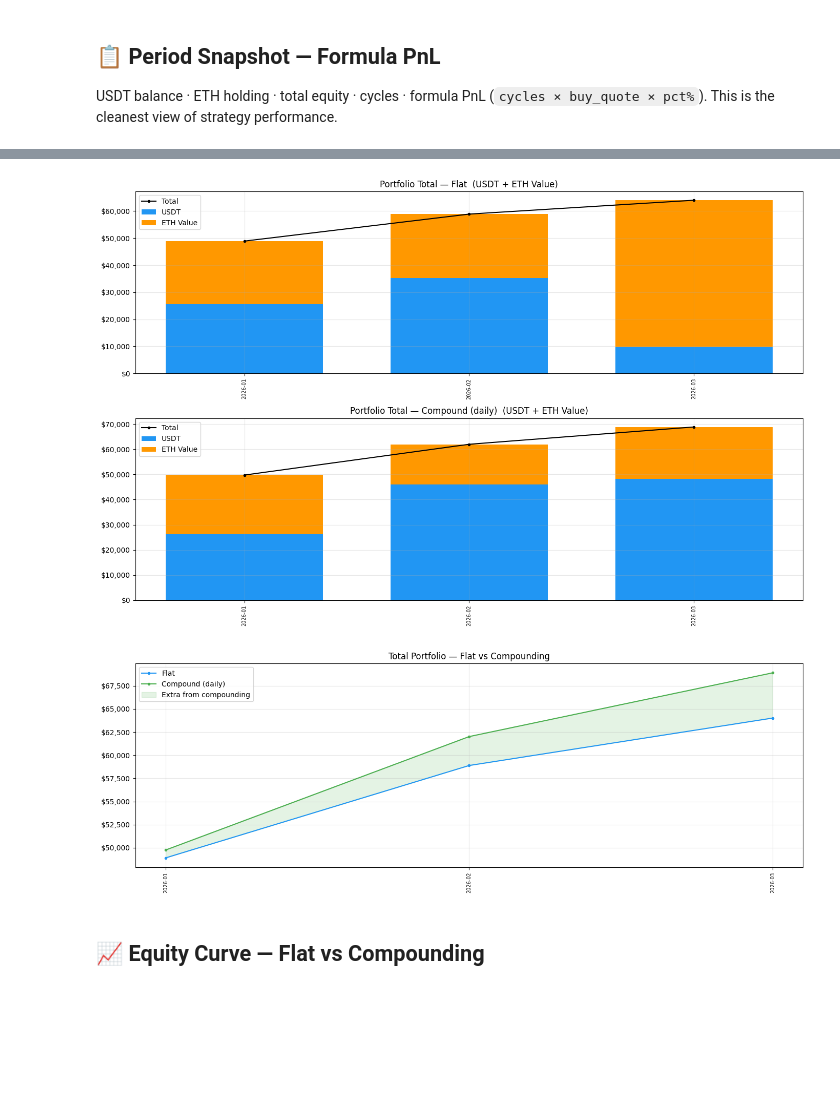
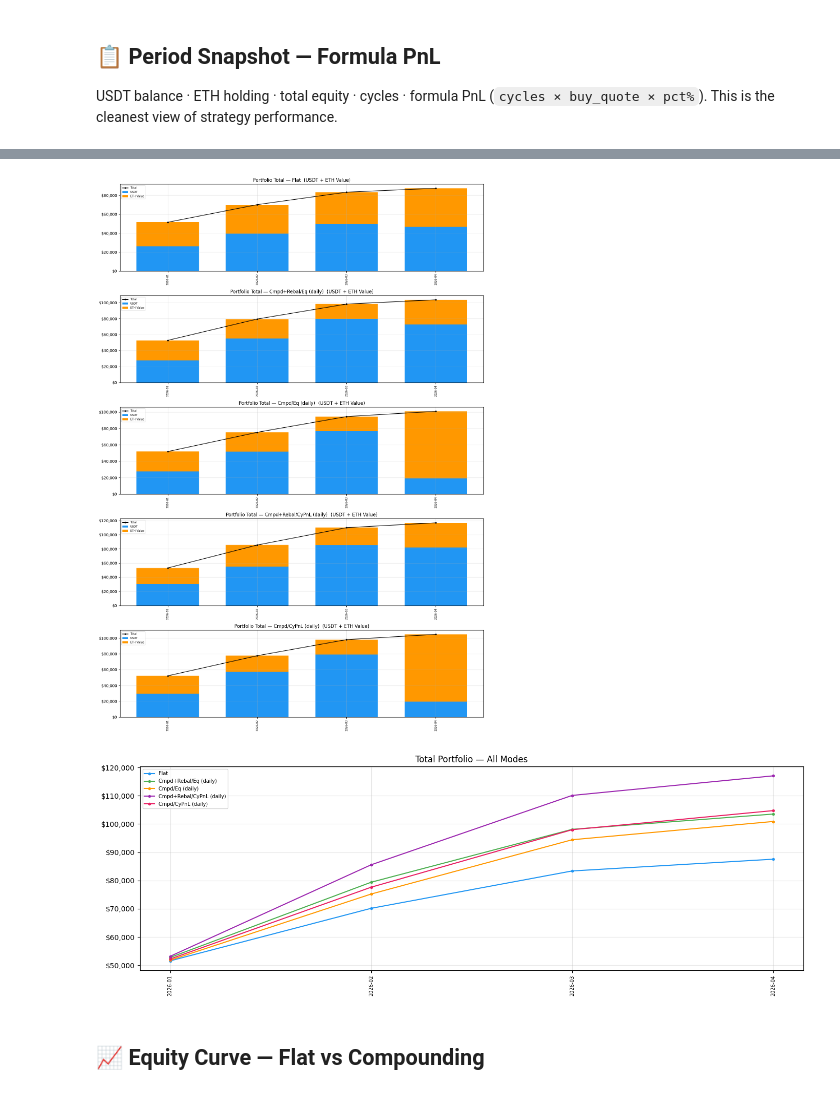
Before and after one commit to gargrahul2008/trading_bot, a Jupyter notebook: backtest/backtest.ipynb, the cells around one changed output, grey strips where cells are left out. Drawn from its saved outputs; the diff is of its cells as text; code cells hidden in the pictures; blank space fills up the shorter version.

```diff
--- a/backtest/backtest.ipynb
+++ b/backtest/backtest.ipynb
@@ -375,0 +484,13 @@ plt.show()
+# %%
+# Cumulative cycles PnL — all modes
+fig, ax = plt.subplots(figsize=(14, 5))
+for (label, _, _, _), color in zip(ALL_MODES, MODE_COLORS):
+    snap = mode_snap_m[label]
+    ax.plot(snap['period'], snap['cycles_pnl'].cumsum(),
+            marker='o', ms=3, lw=1.5, color=color, label=label)
+ax.yaxis.set_major_formatter(mticker.FuncFormatter(lambda x, _: f'${x:,.0f}'))
+ax.set_title('Cumulative Cycles PnL — All Modes')
+ax.legend(fontsize=7)
+plt.xticks(rotation=90, fontsize=7)
+plt.tight_layout()
+plt.show()
@@ -376,50 +499,43 @@ plt.show()
 # %%
-# Total equity over time — stacked USDT + ETH value, flat vs compounding
-fig, (ax1, ax2) = plt.subplots(2, 1, figsize=(14, 9))
+# Total equity over time — stacked USDT + ETH value, all modes
+n_modes = len(ALL_MODES)
+fig, axes = plt.subplots(n_modes, 1, figsize=(14, 4 * n_modes))
+if n_modes == 1:
+    axes = [axes]
 
-for ax, df_s, title in [
-    (ax1, df_snap_flat, 'Flat'),
-    (ax2, df_snap_comp, f'Compound ({COMPOUND_INTERVAL})'),
-]:
+for ax, (label, _, _, _) in zip(axes, ALL_MODES):
+    df_s = mode_snap_m[label]
     months = df_s['period']
     x      = range(len(months))
-
-    # Stacked bar: USDT (bottom) + ETH value (top)
     ax.bar(x, df_s['usdt'],      color='#2196F3', width=0.7, label='USDT')
     ax.bar(x, df_s['eth_value'], color='#FF9800', width=0.7,
            bottom=df_s['usdt'], label='ETH Value')
-
-    # Total line on top
     ax.plot(x, df_s['total'], color='black', linewidth=1.5,
             marker='o', markersize=3, label='Total')
-
     ax.set_xticks(list(x))
     ax.set_xticklabels(months, rotation=90, fontsize=7)
     ax.yaxis.set_major_formatter(mticker.FuncFormatter(lambda v, _: f'${v:,.0f}'))
-    ax.set_title(f'Portfolio Total — {title}  (USDT + ETH Value)')
-    ax.legend(loc='upper left')
+    ax.set_title(f'Portfolio Total — {label}  (USDT + ETH Value)')
+    ax.legend(loc='upper left', fontsize=7)
 
 plt.tight_layout()
 plt.show()
 
-# Flat vs Compounding total on same chart
+# All modes total on same chart
 fig, ax = plt.subplots(figsize=(14, 5))
-ax.plot(df_snap_flat['period'], df_snap_flat['total'],
-        marker='o', ms=3, lw=1.5, color='#2196F3', label='Flat')
-ax.plot(df_snap_comp['period'], df_snap_comp['total'],
-        marker='o', ms=3, lw=1.5, color='#4CAF50', label=f'Compound ({COMPOUND_INTERVAL})')
-ax.fill_between(df_snap_comp['period'],
-                df_snap_comp['total'], df_snap_flat['total'],
-                alpha=0.15, color='#4CAF50', label='Extra from compounding')
+for (label, _, _, _), color in zip(ALL_MODES, MODE_COLORS):
+    snap = mode_snap_m[label]
+    ax.plot(snap['period'], snap['total'],
+            marker='o', ms=3, lw=1.5, color=color, label=label)
 ax.yaxis.set_major_formatter(mticker.FuncFormatter(lambda v, _: f'${v:,.0f}'))
-ax.set_title('Total Portfolio — Flat vs Compounding')
-ax.legend()
+ax.set_title('Total Portfolio — All Modes')
+ax.legend(fontsize=7)
 plt.xticks(rotation=90, fontsize=7)
 plt.tight_layout()
 plt.show()
 # %% [output]
-[figure, old version]
+[figure, new version]
-[figure, old version]
+[figure, new version]
 # %% [markdown]
 ## 📈 Equity Curve — Flat vs Compounding
 # %%
```
Also changed, not shown: parts of 20 cells of this notebook, 22 other files.
